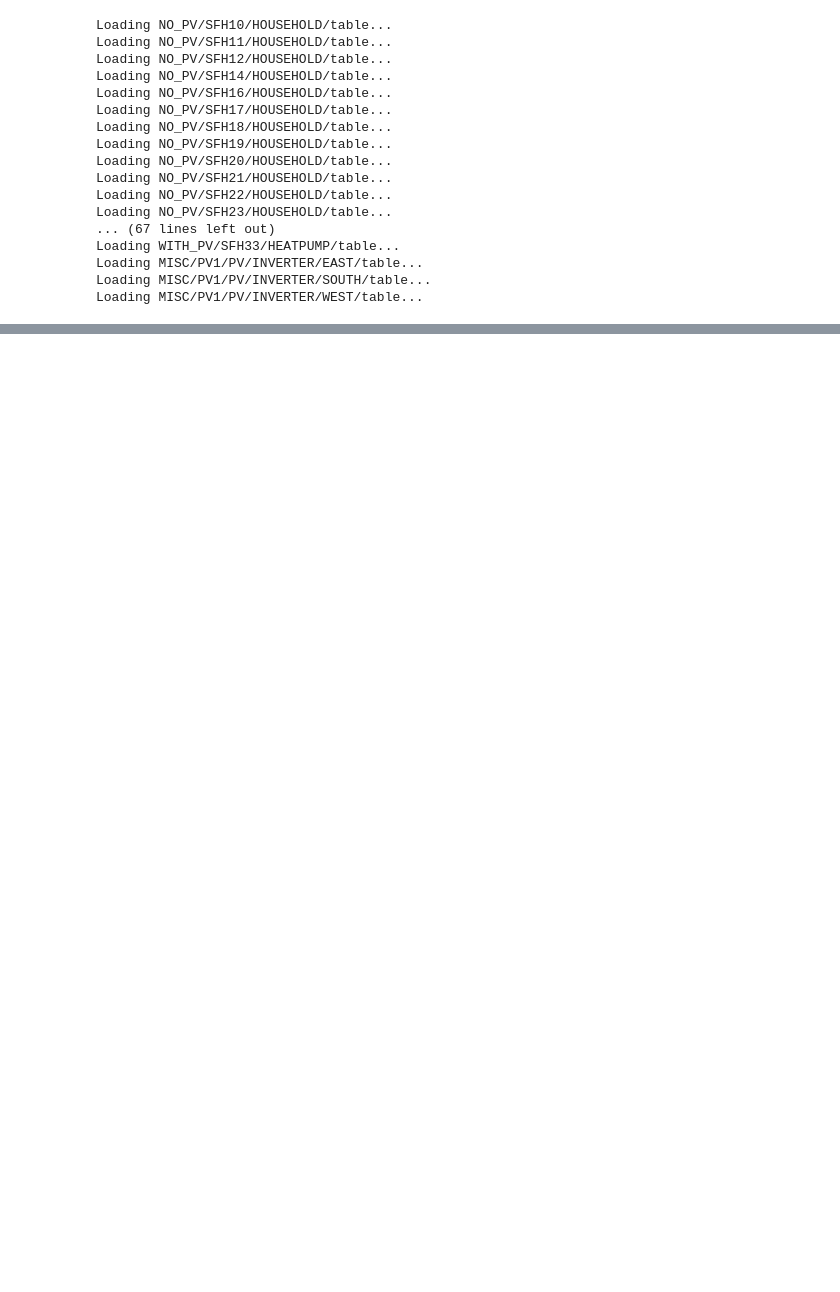
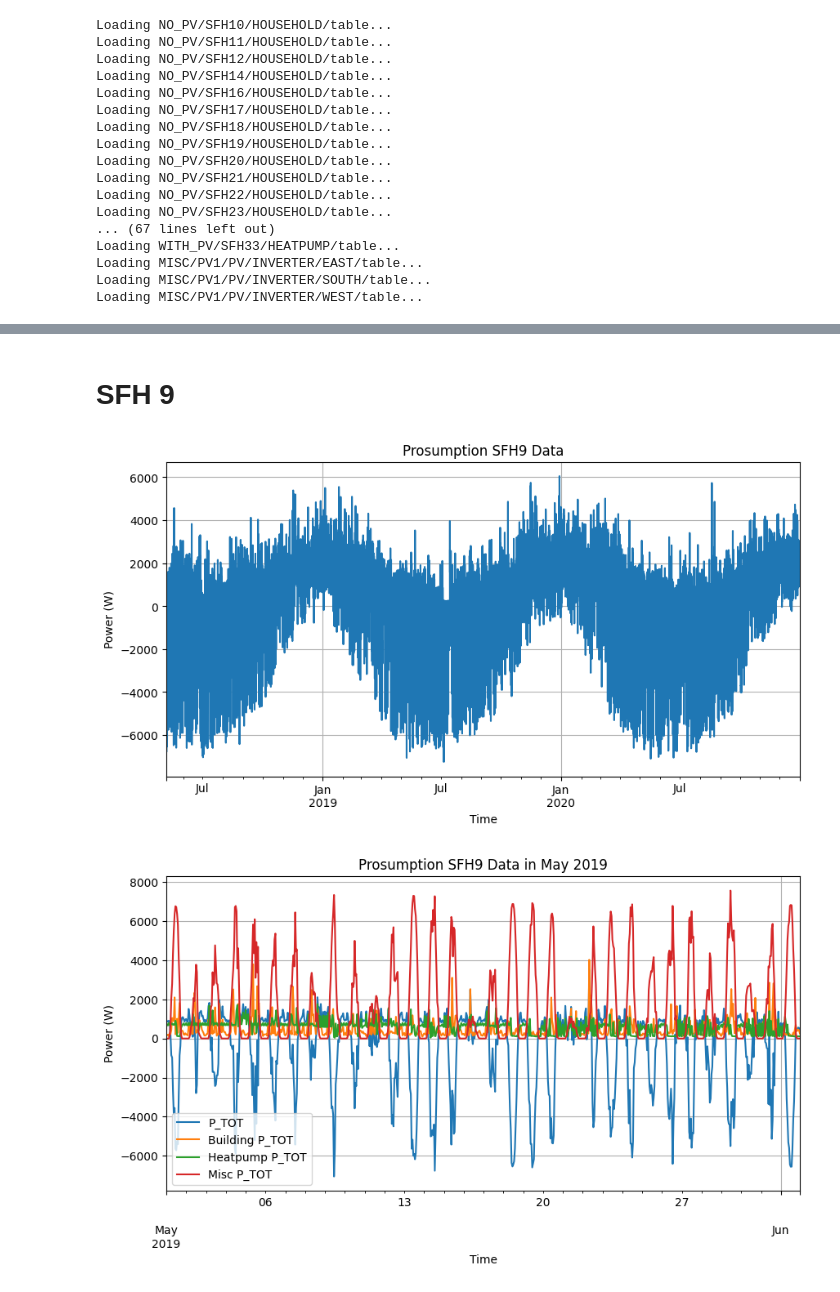
Before and after one commit to JaMoPinter/MPC-vs-RBC, a Jupyter notebook: data/load_data.ipynb, the cells around one changed output, grey strips where cells are left out. Cells and saved outputs as stored; diff of their text form; code cells hidden in the pictures; blank space fills up the shorter version.

```diff
--- a/data/load_data.ipynb
+++ b/data/load_data.ipynb
@@ -226,0 +252,8 @@ Index(['S_1', 'S_2', 'S_3', 'S_TOT', 'I_1', 'I_2', 'I_3', 'PF_1', 'PF_2',
+# %% [markdown]
+# SFH 9
+# %%
+prosumption_sfh9_df = generate_prosumption_df(buidding_data, heatpump_data, misc_data, 'SFH9', misc_key='WEST', pv_factor=0.5, heatpump_factor=1.0)
+vizualize_prosumption(prosumption_sfh9_df, title='Prosumption SFH9 Data')
+# %% [output]
+[figure, added]
+[figure, added]
```
Also changed, not shown: parts of 21 cells of this notebook.
